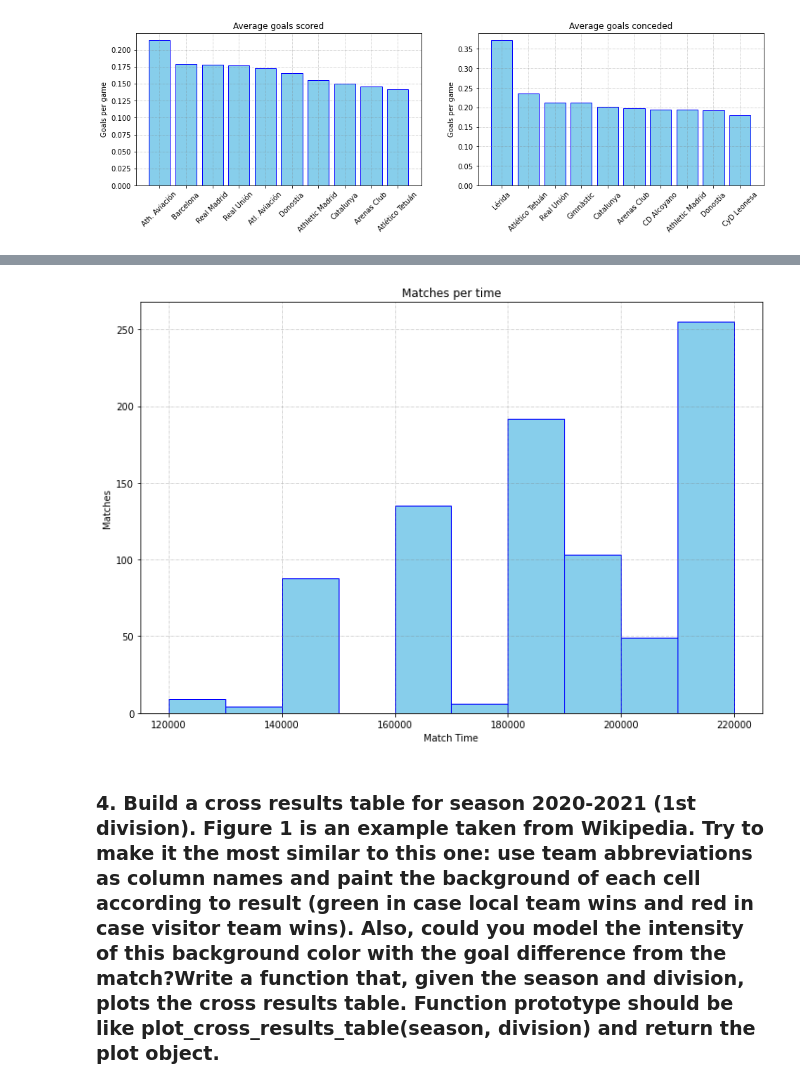
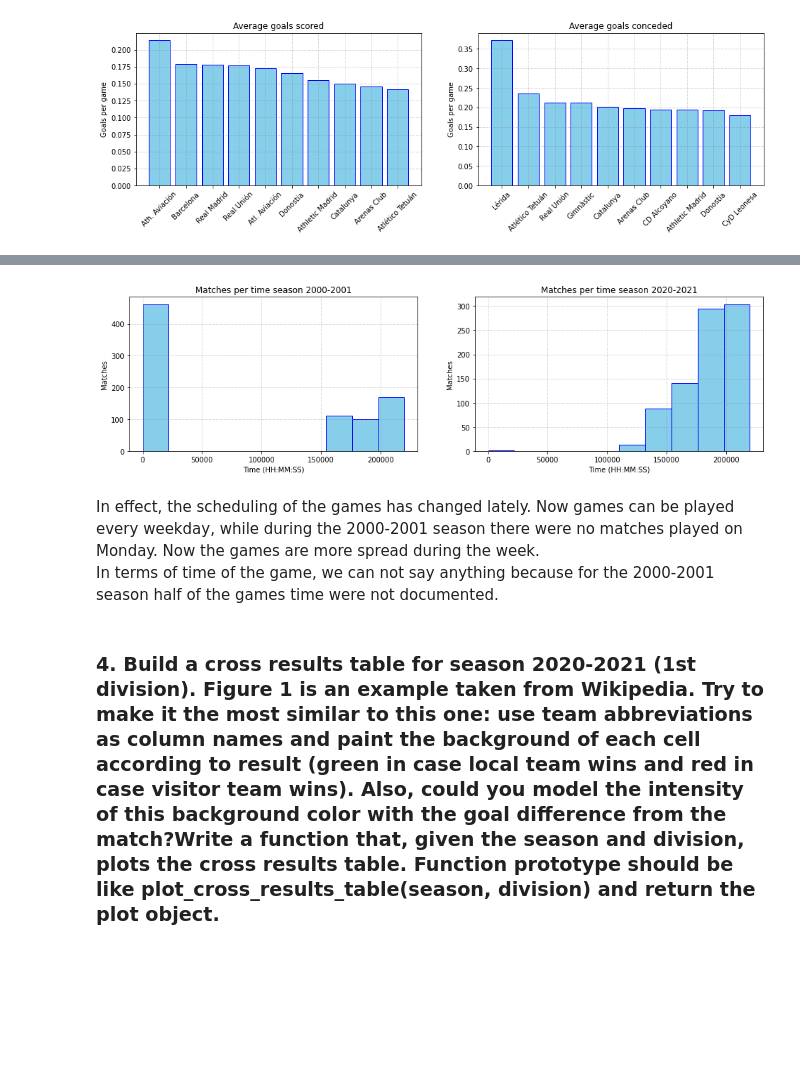
Before and after one commit to MellacE98/LaQuinielaUAB, a Jupyter notebook: LaLigaDataAnalysis.ipynb, the cells around one changed output, grey strips where cells are left out. Saved outputs shown, nothing was run; the diff lists cells and outputs as text; code cells hidden in the pictures; blank space fills up the shorter version.

```diff
--- a/LaLigaDataAnalysis.ipynb
+++ b/LaLigaDataAnalysis.ipynb
@@ -229,24 +239,25 @@ plt.show()
 # %%
 df_2021['time'] = pd.to_datetime(df_2021['time']).dt.strftime('%H%M%S')
-df_2021['time'] = df_2021['time'].astype(int)
+df_2021_times = df_2021['time'].astype(int)
-# %%
-fig, axs = plt.subplots(1, 1,
-                        figsize =(10, 7),
-                        tight_layout = True)
-axs.grid(color ='grey',
-        linestyle ='-.', linewidth = 0.5,
-        alpha = 0.6)
-
-axs.hist(df_2021['time'], color = "skyblue", ec = "blue", lw = 1)
-
-# Adding extra features
-plt.xlabel("Match Time")
-plt.ylabel("Matches")
-plt.title('Matches per time')
-
-# Show plot
-plt.show()
-# %% [output]
-[figure, removed]
+# %%
+f, (ax1, ax2) = plt.subplots(1, 2, figsize=(16, 4))
+ax1.grid(visible=True, color ='grey', linestyle ='-.', linewidth = 0.5, alpha = 0.6)
+ax2.grid(visible=True, color ='grey', linestyle ='-.', linewidth = 0.5, alpha = 0.6)
+
+ax1.hist(df_2000_times, color='skyblue', ec='blue', lw=1, align='mid')
+ax1.set_title('Matches per time season 2000-2001')
+ax1.set(ylabel='Matches', xlabel='Time (HH:MM:SS)')
+
+ax2.hist(df_2021_times, color='skyblue', ec='blue', lw=1, align='mid')
+ax2.set_title('Matches per time season 2020-2021')
+ax2.set(ylabel='Matches', xlabel='Time (HH:MM:SS)')
+#plt.xticks(rotation=90)
+
+plt.show()
+# %% [output]
+[figure, added]
+# %% [markdown]
+In effect, the scheduling of the games has changed lately. Now games can be played every weekday, while during the 2000-2001 season there were no matches played on Monday. Now the games are more spread during the week. \
+In terms of time of the game, we can not say anything because for the 2000-2001 season half of the games time were not documented.
 # %% [markdown]
 ### 4. Build a cross results table for season 2020-2021 (1st division). Figure 1 is an example taken from Wikipedia. Try to make it the most similar to this one: use team abbreviations as column names and paint the background of each cell according to result (green in case local team wins and red in case visitor team wins). Also, could you model the intensity of this background color with the goal difference from the match?Write a function that, given the season and division, plots the cross results table. Function prototype should be like plot_cross_results_table(season, division) and return the plot object.
```
Also changed, not shown: parts of 56 cells of this notebook, 27 other files.
